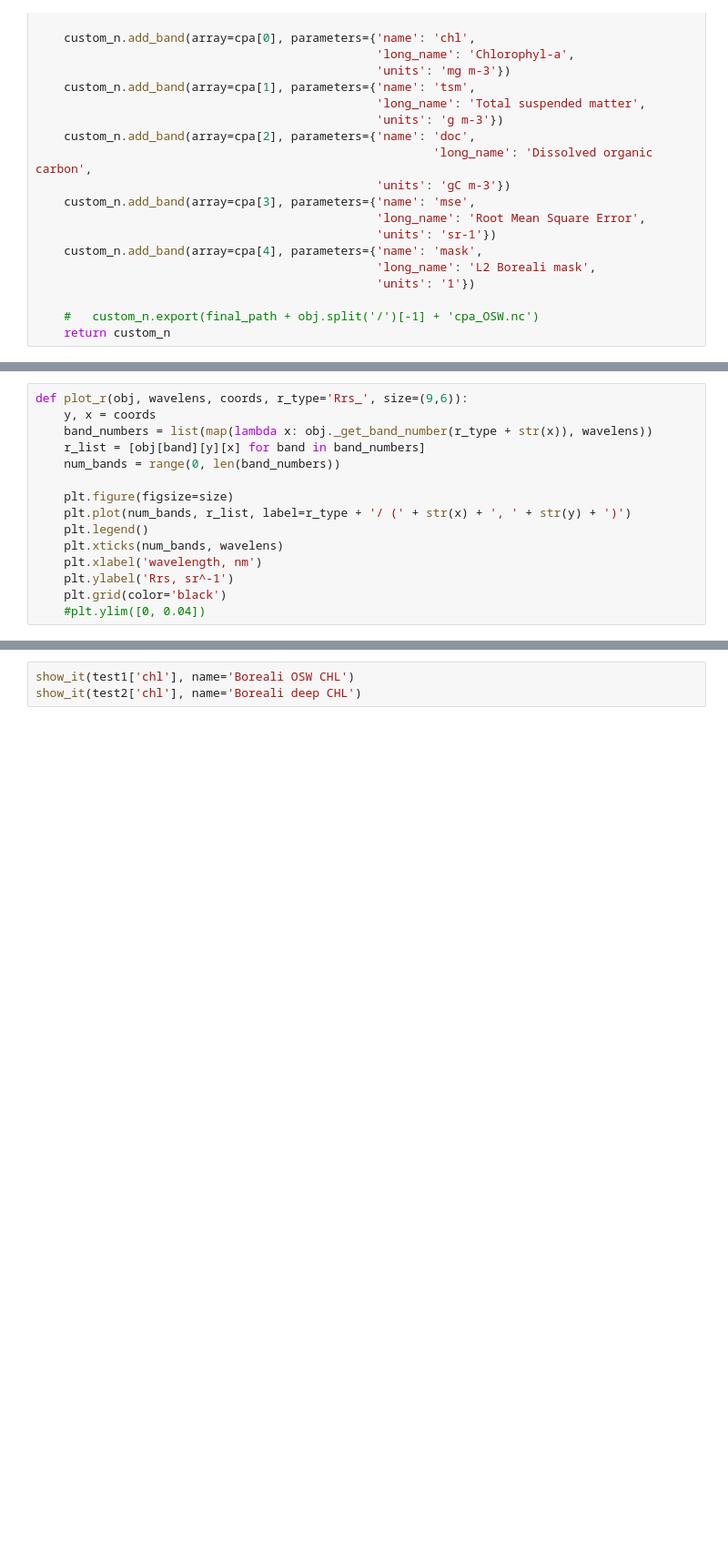
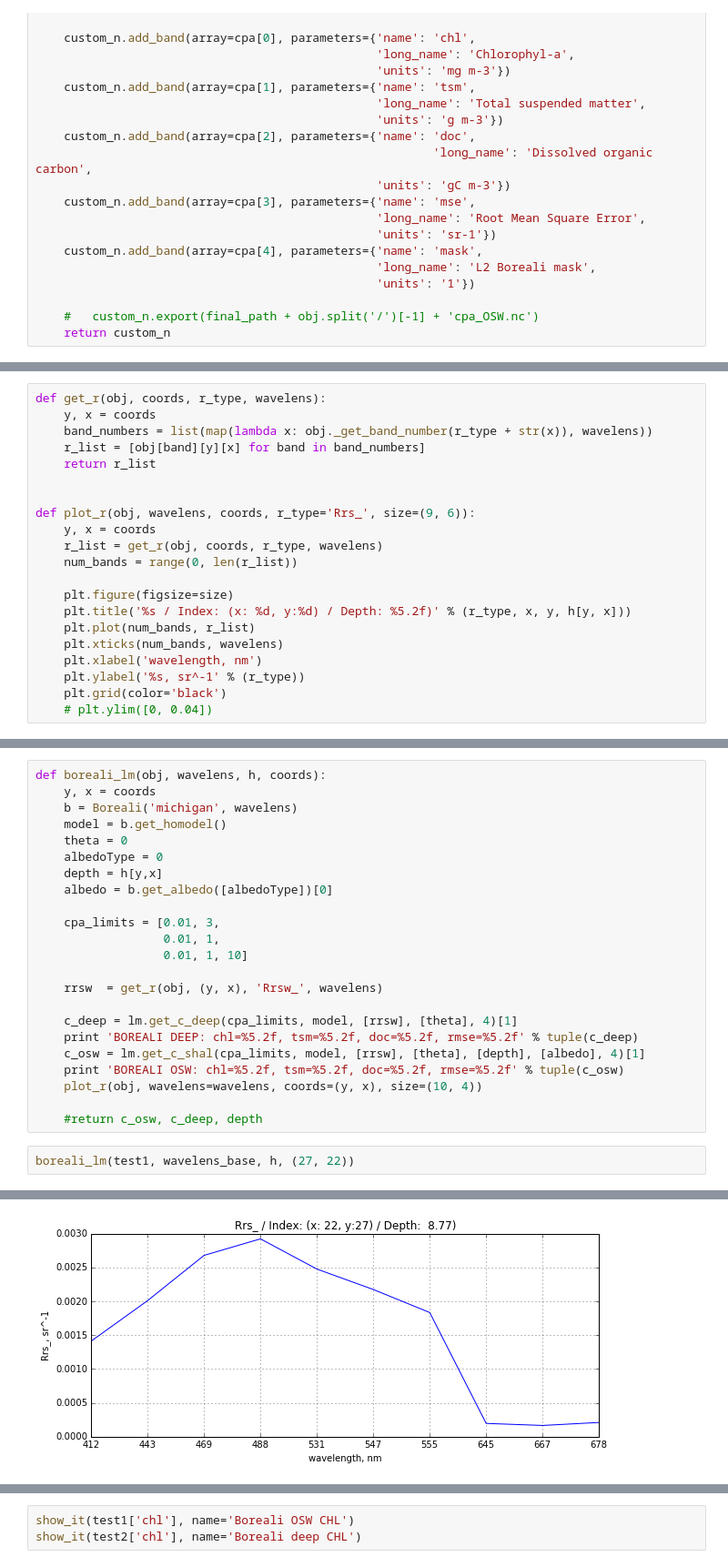
Before and after one commit to korvinos/work, a Jupyter notebook: exercises.ipynb, the cells around one changed output, grey strips where cells are left out. Shown at 91% size. Drawn from its saved outputs; the diff is of its cells as text; blank space fills up the shorter version.

```diff
--- a/exercises.ipynb
+++ b/exercises.ipynb
@@ -165,15 +121,21 @@ plot_r(img, wavelens=wavelens_base, coords=(10, 10), size=(10, 4))
 # %%
-def plot_r(obj, wavelens, coords, r_type='Rrs_', size=(9,6)):
+def get_r(obj, coords, r_type, wavelens):
     y, x = coords
     band_numbers = list(map(lambda x: obj._get_band_number(r_type + str(x)), wavelens))
     r_list = [obj[band][y][x] for band in band_numbers]
-    num_bands = range(0, len(band_numbers))
+    return r_list
+
+
+def plot_r(obj, wavelens, coords, r_type='Rrs_', size=(9, 6)):
+    y, x = coords
+    r_list = get_r(obj, coords, r_type, wavelens)
+    num_bands = range(0, len(r_list))
 
     plt.figure(figsize=size)
-    plt.plot(num_bands, r_list, label=r_type + '/ (' + str(x) + ', ' + str(y) + ')')
-    plt.legend()
+    plt.title('%s / Index: (x: %d, y:%d) / Depth: %5.2f)' % (r_type, x, y, h[y, x]))
+    plt.plot(num_bands, r_list)
     plt.xticks(num_bands, wavelens)
     plt.xlabel('wavelength, nm')
-    plt.ylabel('Rrs, sr^-1')
+    plt.ylabel('%s, sr^-1' % (r_type))
     plt.grid(color='black')
-    #plt.ylim([0, 0.04])
+    # plt.ylim([0, 0.04])
@@ -184,0 +144,26 @@ Image(filename='test.png')
+# %%
+def boreali_lm(obj, wavelens, h, coords):
+    y, x = coords
+    b = Boreali('michigan', wavelens)
+    model = b.get_homodel()
+    theta = 0
+    albedoType = 0
+    depth = h[y,x]
+    albedo = b.get_albedo([albedoType])[0]
+
+    cpa_limits = [0.01, 3,
+                  0.01, 1,
+                  0.01, 1, 10]
+
+    rrsw  = get_r(obj, (y, x), 'Rrsw_', wavelens)
+
+    c_deep = lm.get_c_deep(cpa_limits, model, [rrsw], [theta], 4)[1]
+    print 'BOREALI DEEP: chl=%5.2f, tsm=%5.2f, doc=%5.2f, rmse=%5.2f' % tuple(c_deep)
+    c_osw = lm.get_c_shal(cpa_limits, model, [rrsw], [theta], [depth], [albedo], 4)[1]
+    print 'BOREALI OSW: chl=%5.2f, tsm=%5.2f, doc=%5.2f, rmse=%5.2f' % tuple(c_osw)
+    plot_r(obj, wavelens=wavelens, coords=(y, x), size=(10, 4))
+
+    #return c_osw, c_deep, depth
+# %%
+boreali_lm(test1, wavelens_base, h, (27, 22))
+# %% [output]
@@ -185,2 +172,3 @@ Image(filename='test.png')
+[figure, added]
 # %%
 test1 = boreali_processing(img, wavelens_base, h, osw_mod='on')
```
Also changed, not shown: parts of 17 cells of this notebook, 1 other file.
